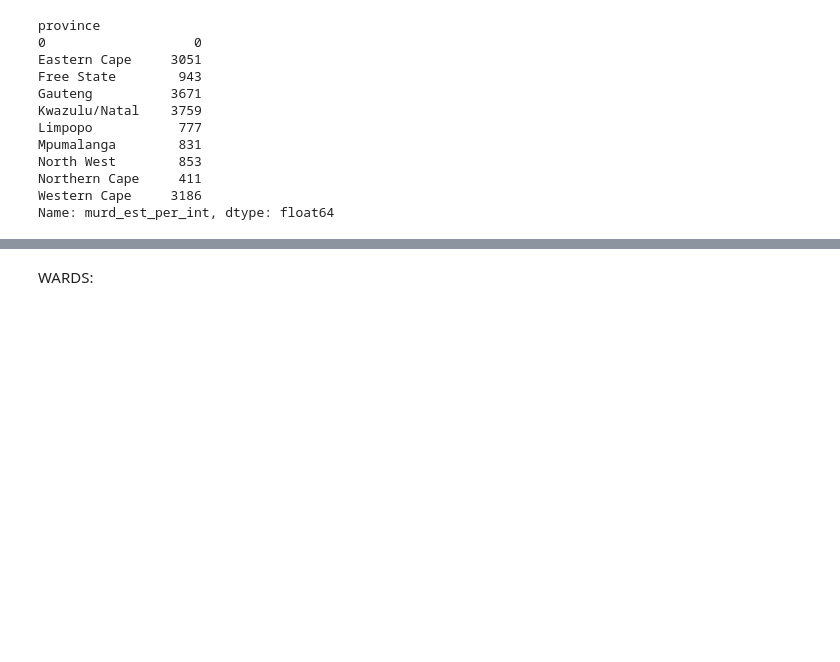
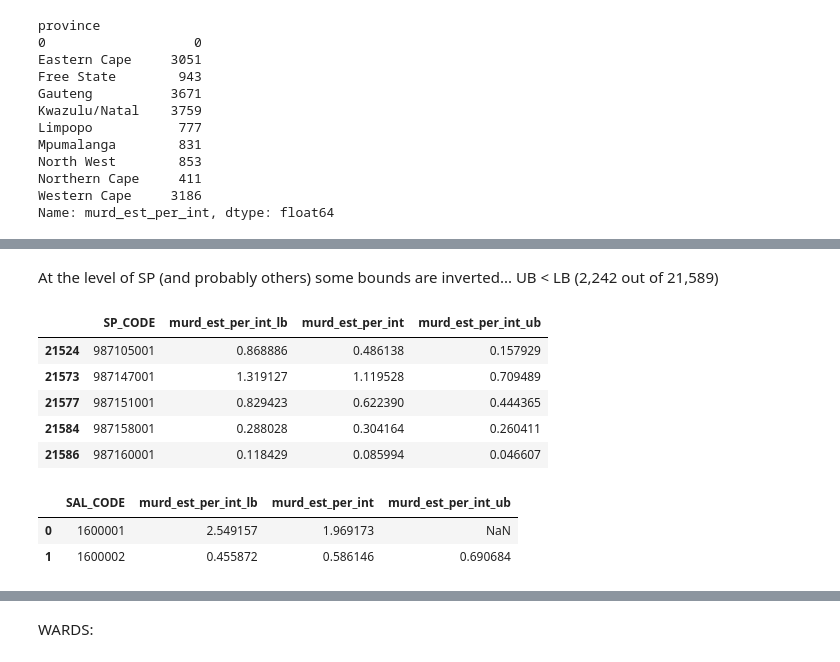
Before and after one commit to OpenUpSA/crime-stats-demystifed, a Jupyter notebook: crime_stats_compute_aea.ipynb, the cells around one changed output, grey strips where cells are left out. Saved outputs shown, nothing was run; the diff lists cells and outputs as text; code cells hidden in the pictures; blank space fills up the shorter version.

```diff
--- a/crime_stats_compute_aea.ipynb
+++ b/crime_stats_compute_aea.ipynb
@@ -476,0 +370,20 @@ wc.plot(ax=ax, color='black', linewidth=0)
+# %%
+temp_ub = df_int_aea_ub.groupby(by=['SP_CODE'])['murd_est_per_int_ub'].sum().reset_index()
+temp_lb = df_int_aea_lb.groupby(by=['SP_CODE'])['murd_est_per_int_lb'].sum().reset_index()
+temp_est = df_int_aea.groupby(by=['SP_CODE'])['murd_est_per_int'].sum().reset_index()
+temp = pd.merge(temp_lb, temp_est, on='SP_CODE', how='outer')
+df_bounds = pd.merge(temp, temp_ub, on='SP_CODE', how='outer')
+# %% [markdown]
+At the level of SP (and probably others) some bounds are inverted... UB < LB (2,242 out of 21,589)
+# %%
+#mn_bounds_def = mn_bounds[~mn_bounds.UB_murder.isnull()]
+df_inv_bounds = df_bounds[df_bounds.murd_est_per_int_ub<df_bounds.murd_est_per_int_lb]
+# %%
+df_inv_bounds.tail()
+# %% [output]
+|  | SP_CODE | murd_est_per_int_lb | murd_est_per_int | murd_est_per_int_ub |
+| 21524 | 987105001 | 0.868886 | 0.486138 | 0.157929 |
+| 21573 | 987147001 | 1.319127 | 1.119528 | 0.709489 |
+| 21577 | 987151001 | 0.829423 | 0.622390 | 0.444365 |
+| 21584 | 987158001 | 0.288028 | 0.304164 | 0.260411 |
+| 21586 | 987160001 | 0.118429 | 0.085994 | 0.046607 |
@@ -476,0 +404,6 @@ wc.plot(ax=ax, color='black', linewidth=0)
+# %%
+df_bounds.head(n=2)
+# %% [output]
+|  | SAL_CODE | murd_est_per_int_lb | murd_est_per_int | murd_est_per_int_ub |
+| 0 | 1600001 | 2.549157 | 1.969173 | NaN |
+| 1 | 1600002 | 0.455872 | 0.586146 | 0.690684 |
```
Also changed, not shown: parts of 149 cells of this notebook, 4 other files.
